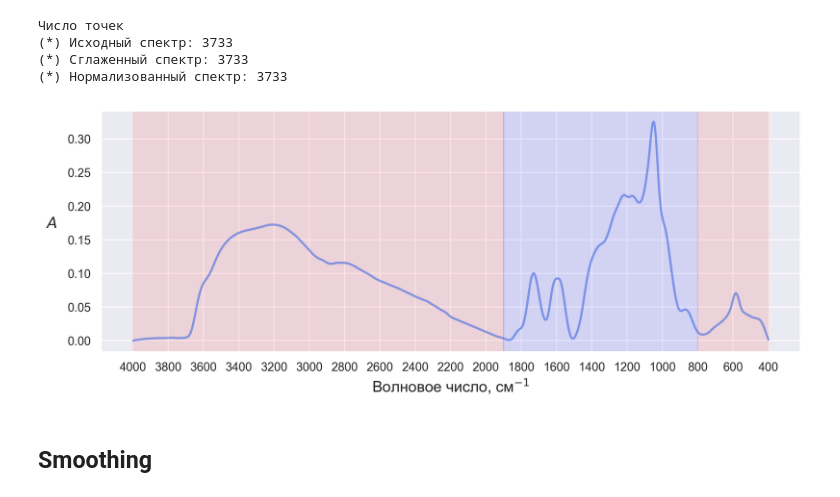
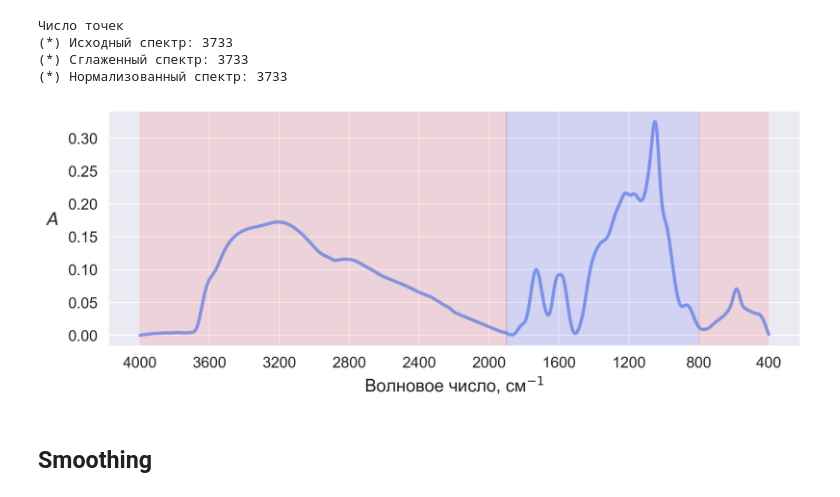
Before and after one commit to Fltvv/go-fitr-qa-fgda-ml, a Jupyter notebook: qualitative_analysis/ftir/code/01_data_preprocessing.ipynb, the cells around one changed output. Cells and saved outputs as stored; diff of their text form; code cells hidden in the pictures.

```diff
--- a/qualitative_analysis/ftir/code/01_data_preprocessing.ipynb
+++ b/qualitative_analysis/ftir/code/01_data_preprocessing.ipynb
@@ -141,48 +141,33 @@ print(
 # %%
 sns.set_theme()
 
 fig, ax = plt.subplots(figsize=(10, 4), dpi=300)
 
 # Smoothed spectrum
-ax.plot(
-    wavenumber,
-    smoothed_spectrum,
-    linewidth=2.0,
-    color='RoyalBlue',
-    alpha=0.6
-)
+ax.plot(wavenumber, smoothed_spectrum, linewidth=3.0, color='RoyalBlue', alpha=0.6)
 
-ax.set_xlabel(
-    'Волновое число, см$^{-1}$',
-    fontstyle='normal',
-    fontsize=14,
-    labelpad=5
-)
+ax.set_xlabel('Волновое число, см$^{-1}$', fontstyle='normal', fontsize=16, labelpad=5)
+ax.set_ylabel('$A$', fontstyle='italic', fontsize=16, labelpad=15, rotation=0)
 
-ax.set_ylabel(
-    '$A$',
-    fontstyle='italic',
-    fontsize=14,
-    labelpad=15,
-    rotation=0
-)
+ax.xaxis.set_major_locator(ticker.MultipleLocator(400))  # ticker.MultipleLocator(225), ticker.MaxNLocator(nbins=20)
+
+ax.set_xticklabels(ax.get_xticklabels(), fontsize=14)
+ax.set_yticklabels(ax.get_yticklabels(), fontsize=14)
 
 ax.invert_xaxis()
-
-ax.xaxis.set_major_locator(ticker.MultipleLocator(200))
 
 # Spectrum regions selection
 ax.axvspan(xmin=4000, xmax=1900, color='red', linewidth=1.0, alpha=0.1)
 ax.axvspan(xmin=1900, xmax=800, color='blue', linewidth=1.0, alpha=0.1)
 ax.axvspan(xmin=800, xmax=400, color='red', linewidth=1.0, alpha=0.1)
 
 plt.tight_layout()
 
 plt.savefig(f'{path_to_save}/smoothed_spectrum_in_all_wavenumber_range.png', dpi=600)
 
 plt.show()
 # %% [output]
-[figure, old version]
+[figure, new version]
 # %% [markdown]
 ## Smoothing
 # %%
```
Also changed, not shown: parts of 2 cells of this notebook, 29 other files.
